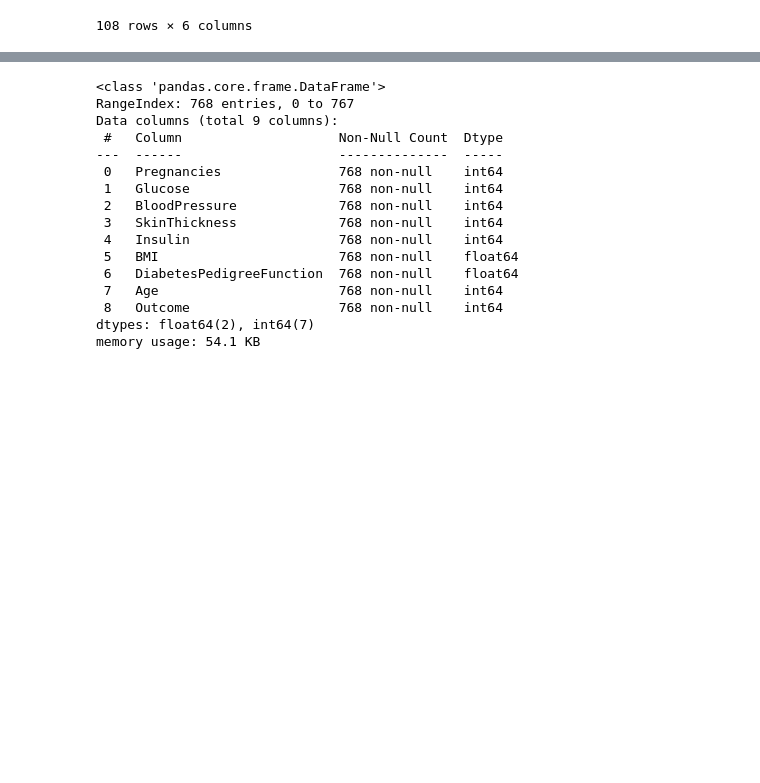
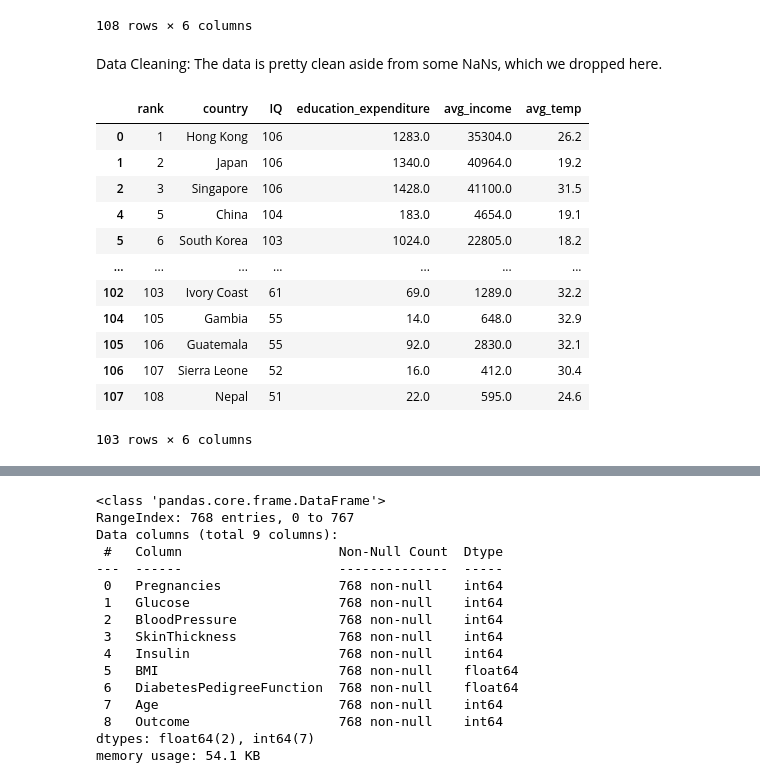
Before and after one commit to tylerpaik/MachineLearningHealthDataModels, a Jupyter notebook: MLFinal.ipynb, the cells around one changed output, grey strips where cells are left out. Cells and saved outputs as stored; diff of their text form; code cells hidden in the pictures; blank space fills up the shorter version.

```diff
--- a/MLFinal.ipynb
+++ b/MLFinal.ipynb
@@ -50,6 +57,26 @@ memory usage: 5.2+ KB
 | 106 | 107 | Sierra Leone | 52 | 16.0 | 412.0 | 30.4 |
 | 107 | 108 | Nepal | 51 | 22.0 | 595.0 | 24.6 |
 108 rows × 6 columns
+# %% [markdown]
+Data Cleaning:
+The data is pretty clean aside from some NaNs, which we dropped here.
+# %%
+iq = iq.dropna()
+display(iq)
+# %% [output]
+|  | rank | country | IQ | education_expenditure | avg_income | avg_temp |
+| 0 | 1 | Hong Kong | 106 | 1283.0 | 35304.0 | 26.2 |
+| 1 | 2 | Japan | 106 | 1340.0 | 40964.0 | 19.2 |
+| 2 | 3 | Singapore | 106 | 1428.0 | 41100.0 | 31.5 |
+| 4 | 5 | China | 104 | 183.0 | 4654.0 | 19.1 |
+| 5 | 6 | South Korea | 103 | 1024.0 | 22805.0 | 18.2 |
+| ... | ... | ... | ... | ... | ... | ... |
+| 102 | 103 | Ivory Coast | 61 | 69.0 | 1289.0 | 32.2 |
+| 104 | 105 | Gambia | 55 | 14.0 | 648.0 | 32.9 |
+| 105 | 106 | Guatemala | 55 | 92.0 | 2830.0 | 32.1 |
+| 106 | 107 | Sierra Leone | 52 | 16.0 | 412.0 | 30.4 |
+| 107 | 108 | Nepal | 51 | 22.0 | 595.0 | 24.6 |
+103 rows × 6 columns
 # %%
 # plt.figure(figsize=(15, 13))
 # sns.heatmap(cc.corr(), annot = False, cmap="coolwarm")
```
Also changed, not shown: parts of 11 cells of this notebook.
